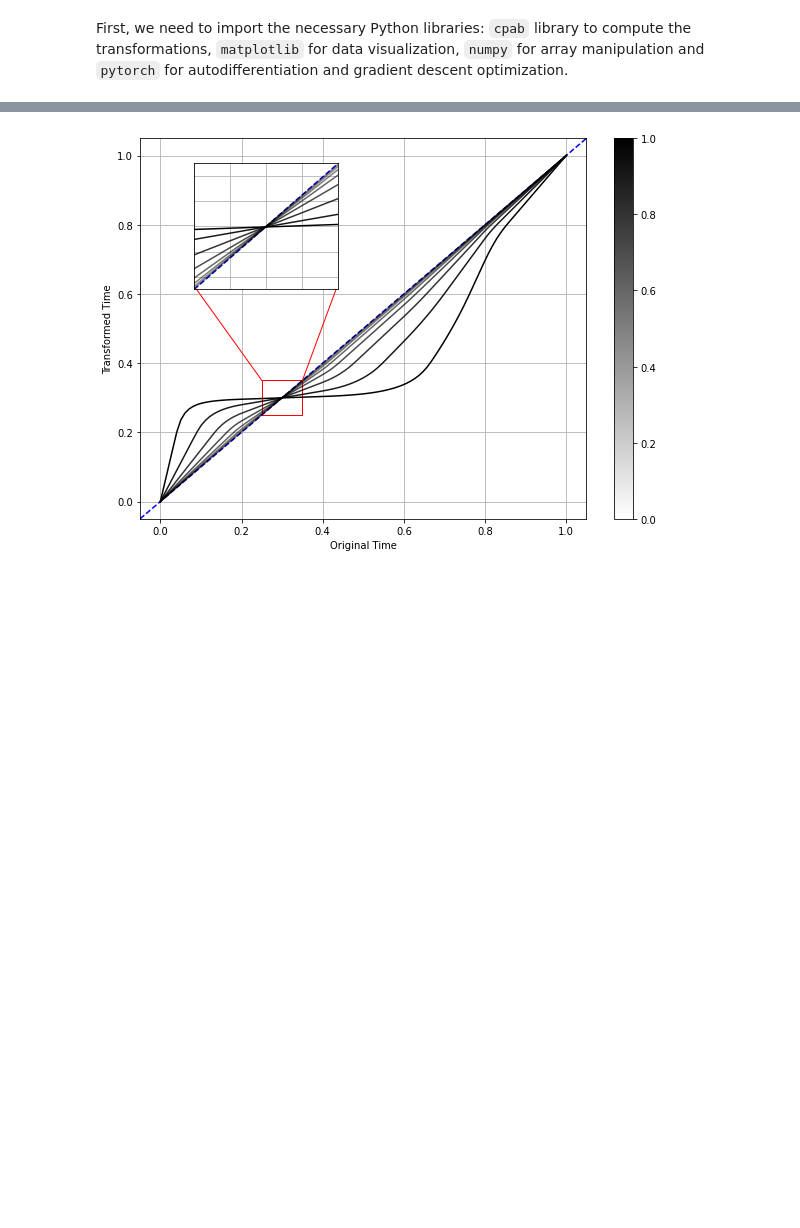
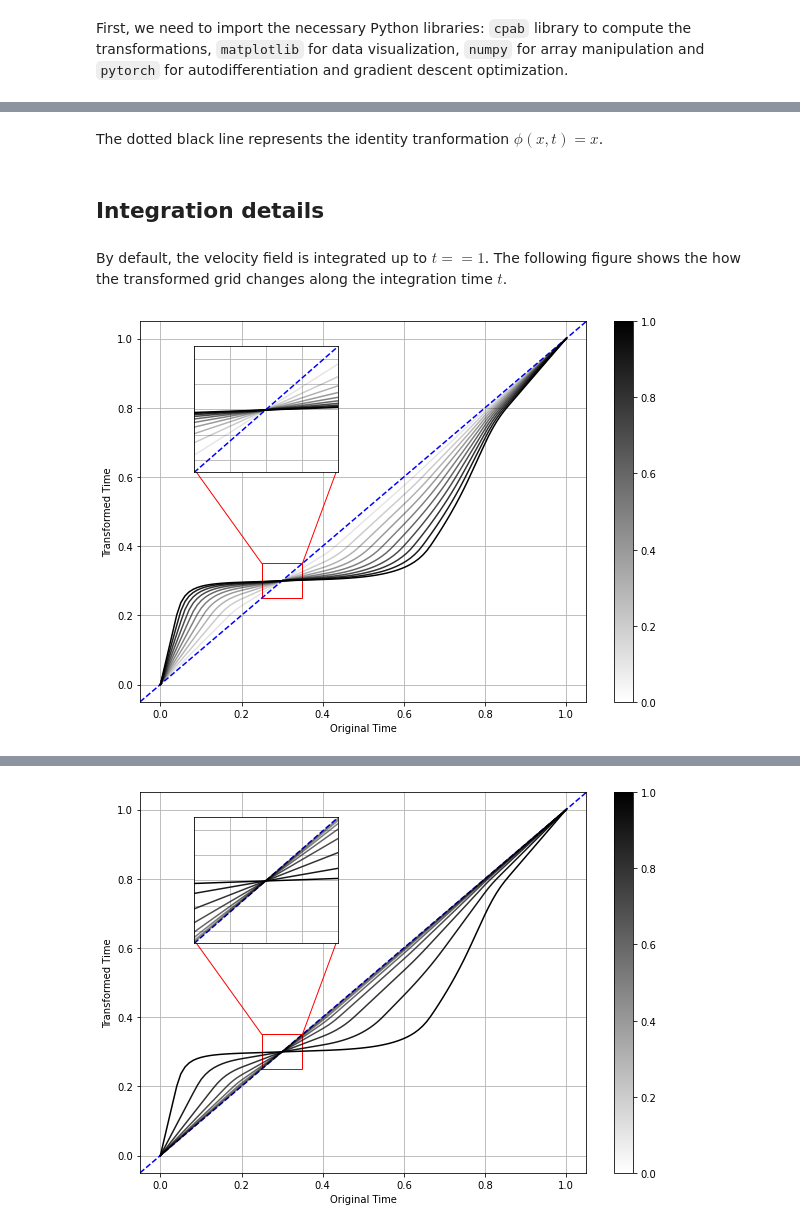
Before and after one commit to imartinezl/difw, a Jupyter notebook: example.ipynb, the cells around one changed output, grey strips where cells are left out. Saved outputs shown, nothing was run; the diff lists cells and outputs as text; code cells hidden in the pictures; blank space fills up the shorter version.

```diff
--- a/example.ipynb
+++ b/example.ipynb
@@ -23,18 +50,3 @@ batch_size = 1
 basis = "qr" # ["svd", "sparse", "rref", "qr"]
 
 T = cpab.Cpab(tess_size, backend, device, zero_boundary, basis)
-# %%
-grid = T.uniform_meshgrid(outsize)
-theta = T.identity(batch_size, epsilon=2)
-
-plt.figure()
-n = 11
-plt.axline((0,0),(outsize,1), color="blue", ls="dashed")
-for i in range(n):
-    time = i / (n-1)
-    grid_t = T.transform_grid(grid, theta, time=time)
-    plt.plot(grid_t.T, label=round(time, 2), color="black", alpha=time)
-
-plt.grid()
-sm = plt.cm.ScalarMappable(cmap="gray_r")
-plt.colorbar(sm);
@@ -42,0 +79,49 @@ plt.colorbar(sm);
+# %% [markdown]
+The dotted black line represents the identity tranformation $\phi(x,t) = x$.
+# %% [markdown]
+## Integration details
+# %% [markdown]
+By default, the velocity field is integrated up to $t==1$. The following figure shows the how the transformed grid changes along the integration time $t$.
+# %%
+grid = T.uniform_meshgrid(outsize)
+theta = T.identity(batch_size, epsilon=2)
+
+fig, ax = plt.subplots()
+ax_zoom = fig.add_axes([0.2,0.58,0.2,0.25])
+
+ax.axline((0,0),(1,1), color="blue", ls="dashed")
+ax_zoom.axline((0,0),(1,1), color="blue", ls="dashed")
+
+N = 11
+for i in range(N):
+    time = i / (N-1)
+    grid_t = T.transform_grid(grid, theta, time=time)
+    ax.plot(grid, grid_t.T, label=round(time, 2), color="black", alpha=time)
+    ax_zoom.plot(grid, grid_t.T, label=round(time, 2), color="black", alpha=time)
+
+ax.grid()
+ax.set_xlabel("Original Time")
+ax.set_ylabel("Transformed Time")
+
+sm = plt.cm.ScalarMappable(cmap="gray_r")
+plt.colorbar(sm, ax=ax)
+
+ax_zoom.grid()
+ax_zoom.set_xlim(.25, .35)
+ax_zoom.set_ylim(.25, .35)
+ax_zoom.set_xticklabels([])
+ax_zoom.set_yticklabels([])
+ax_zoom.xaxis.set_ticks_position('none')
+ax_zoom.yaxis.set_ticks_position('none')
+
+from matplotlib.patches import Rectangle
+import matplotlib.lines as lines
+r = Rectangle((.25,.25), 0.1, 0.1, edgecolor="red", facecolor="none", lw=1)
+ax.add_patch(r)
+
+line = lines.Line2D([0.085,0.25], [0.62, 0.35], color="red", lw=1)
+ax.add_line(line)
+line = lines.Line2D([0.435,0.35], [0.62, 0.35], color="red", lw=1)
+ax.add_line(line);
+# %% [output]
+[figure, added]
```
Also changed, not shown: parts of 21 cells of this notebook, 3 other files.
